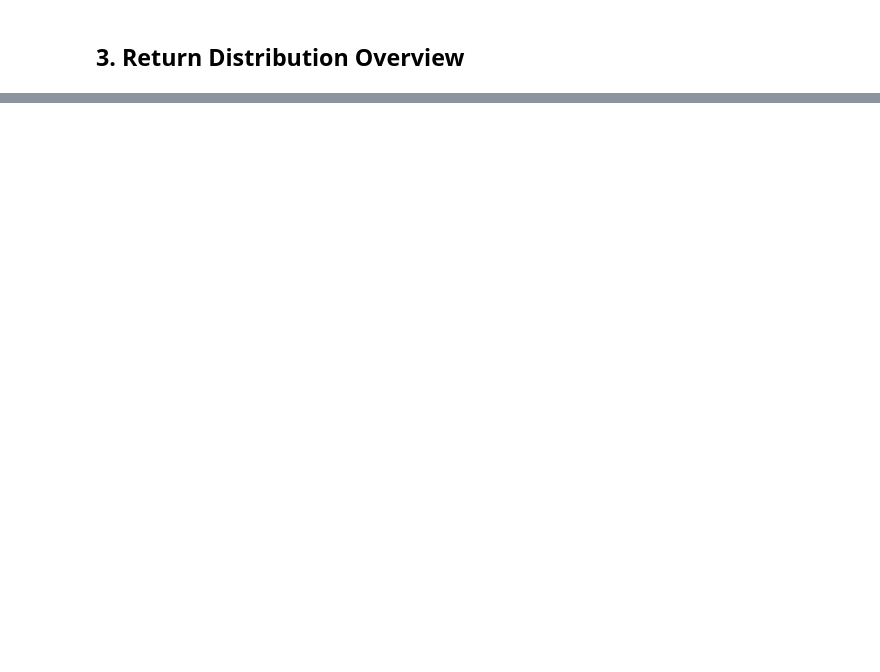
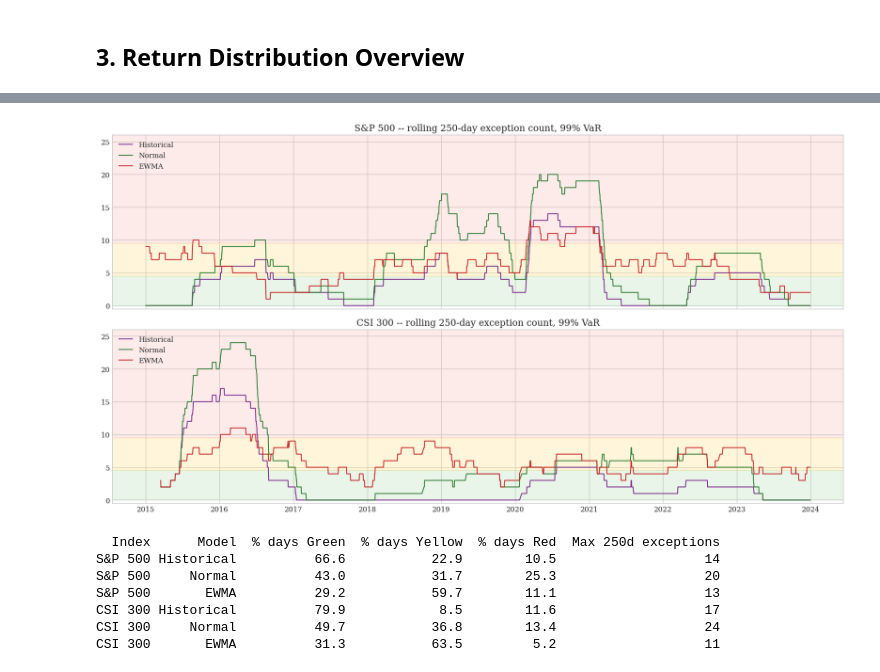
Before and after one commit to weixunxie/tail-risk-backtesting, a Jupyter notebook: notebooks/tail_risk_analysis.ipynb, the cells around one changed output, grey strips where cells are left out. Drawn from its saved outputs; the diff is of its cells as text; code cells hidden in the pictures; blank space fills up the shorter version.

```diff
--- a/notebooks/tail_risk_analysis.ipynb
+++ b/notebooks/tail_risk_analysis.ipynb
@@ -348,0 +316,31 @@ plot_traffic_light(tl_99, "99%", "traffic_light_99.png")
+# %%
+# Rolling 250-day Basel zones for 99% VaR (regulatory convention: 0-4 Green, 5-9 Yellow, 10+ Red)
+fig, axes = plt.subplots(2, 1, figsize=(15, 8), sharex=True)
+basel_share = []
+for ax, label in zip(axes, ["S&P 500", "CSI 300"]):
+    f = forecasts[(label, "99")]
+    for m in MODELS:
+        cnt = (f["Return"] < f[f"{m}_VaR"]).astype(int).rolling(250).sum()
+        ax.plot(cnt.index, cnt, lw=1.3, label=MODEL_NAMES[m], color=COLORS[MODEL_NAMES[m]])
+        c = cnt.dropna()
+        basel_share.append({"Index": label, "Model": MODEL_NAMES[m],
+                            "% days Green": round(100 * (c <= 4).mean(), 1),
+                            "% days Yellow": round(100 * ((c >= 5) & (c <= 9)).mean(), 1),
+                            "% days Red": round(100 * (c >= 10).mean(), 1),
+                            "Max 250d exceptions": int(c.max())})
+    ax.axhspan(0, 4.5, color=ZONE_COLORS["Green"], alpha=0.12)
+    ax.axhspan(4.5, 9.5, color=ZONE_COLORS["Yellow"], alpha=0.15)
+    ax.axhspan(9.5, 30, color=ZONE_COLORS["Red"], alpha=0.10)
+    ax.set_ylim(-0.5, 26); ax.set_title(f"{label} -- rolling 250-day exception count, 99% VaR"); ax.legend(loc="upper left")
+plt.tight_layout(); plt.savefig(FIGURES_DIR / "basel_rolling_99.png", bbox_inches="tight"); plt.show()
+basel_share = pd.DataFrame(basel_share)
+print(basel_share.to_string(index=False))
+# %% [output]
+[figure, added]
+  Index      Model  % days Green  % days Yellow  % days Red  Max 250d exceptions
+S&P 500 Historical          66.6           22.9        10.5                   14
+S&P 500     Normal          43.0           31.7        25.3                   20
+S&P 500       EWMA          29.2           59.7        11.1                   13
+CSI 300 Historical          79.9            8.5        11.6                   17
+CSI 300     Normal          49.7           36.8        13.4                   24
+CSI 300       EWMA          31.3           63.5         5.2                   11
```
Also changed, not shown: parts of 27 cells of this notebook, 17 other files.
